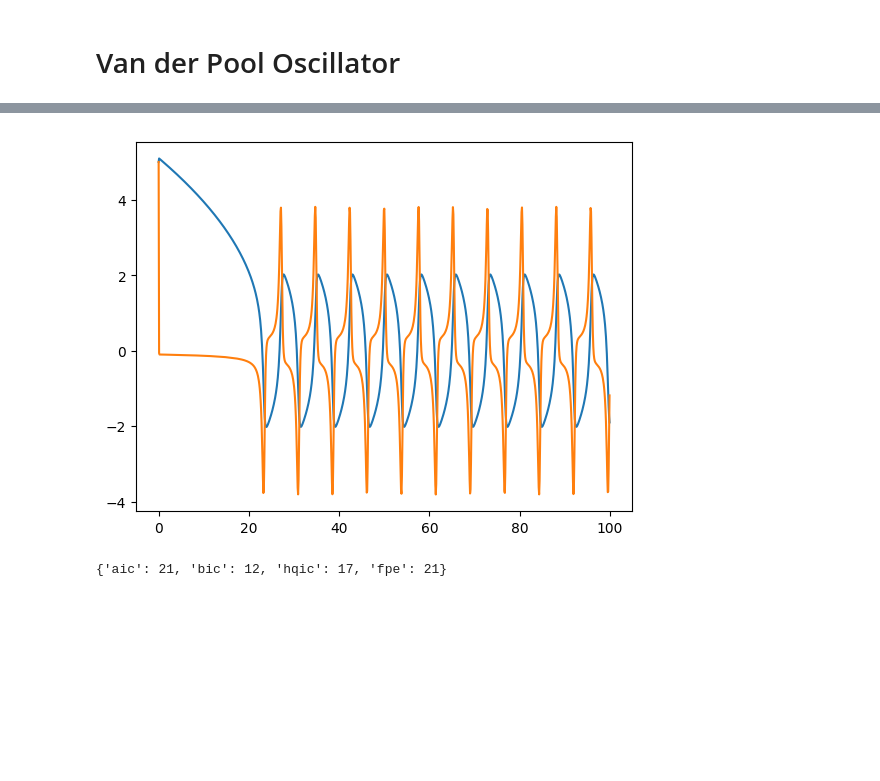
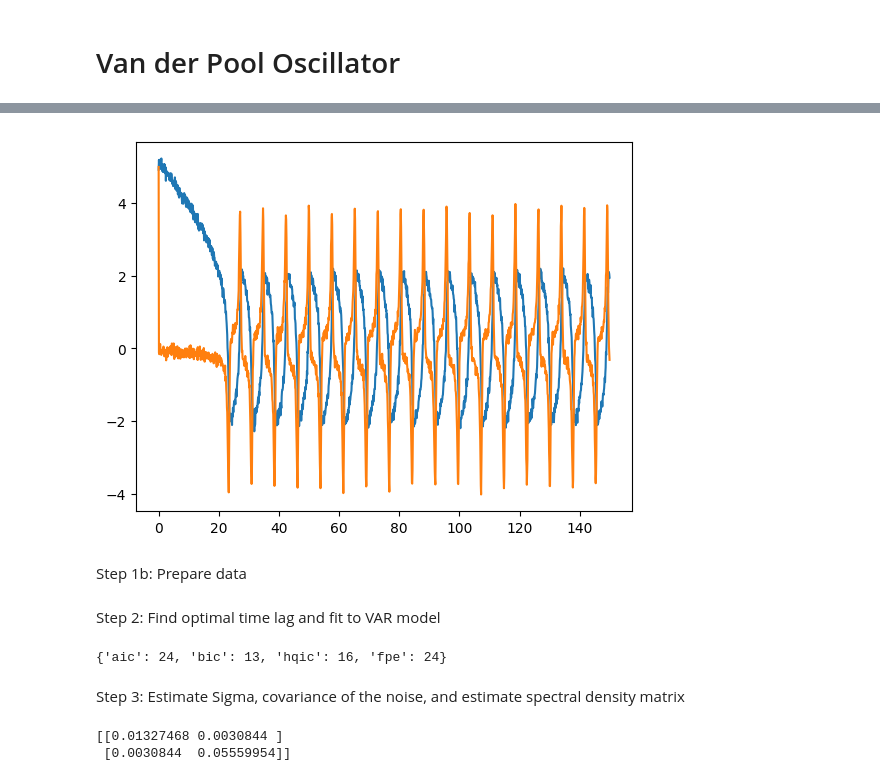
Before and after one commit to data-driven-dynamical-systems/Andre, a Jupyter notebook: Spectral Domain Granger Analysis.ipynb, the cells around one changed output, grey strips where cells are left out. Saved outputs shown, nothing was run; the diff lists cells and outputs as text; code cells hidden in the pictures; blank space fills up the shorter version.

Commit message:
Fixed up spectral granger a bit -- Still having issues getting estimated Spectrums to correspond. Time to move on.

```diff
--- a/Spectral Domain Granger Analysis.ipynb
+++ b/Spectral Domain Granger Analysis.ipynb
@@ -33,5 +170,7 @@ vdp.evolution_plot()
 # %%
-plt.plot(sol.t,(sol.y).T)
+plt.plot(sol.t,y.T)
 plt.show()
 # %% [output]
-[figure, old version]
+[figure, new version]
+# %% [markdown]
+Step 1b: Prepare data
@@ -38,15 +184,10 @@ plt.show()
+# %% [markdown]
+Step 2: Find optimal time lag and fit to VAR model
 # %%
-vdp_df = pd.DataFrame(data=(sol.y).T,
-                columns=['x','dx'])
-
-#detrend
-vdp_df = vdp_df.diff()
-vdp_df = vdp_df.dropna()
-
 model = VAR(vdp_df)
 
 #find optimal lag order by information criteria
 lag_orders_data = model.select_order(trend='nc')
 print(lag_orders_data.selected_orders)
 # %% [output]
-{'aic': 21, 'bic': 12, 'hqic': 17, 'fpe': 21}
+{'aic': 24, 'bic': 13, 'hqic': 16, 'fpe': 24}
@@ -52,0 +197,8 @@ print(lag_orders_data.selected_orders)
+# %% [markdown]
+Step 3: Estimate Sigma, covariance of the noise, and estimate spectral density matrix
+# %%
+Sigma = np.cov((results.resid.values).T)
+print(Sigma)
+# %% [output]
+[[0.01327468 0.0030844 ]
+ [0.0030844  0.05559954]]
```
Also changed, not shown: parts of 57 cells of this notebook.
